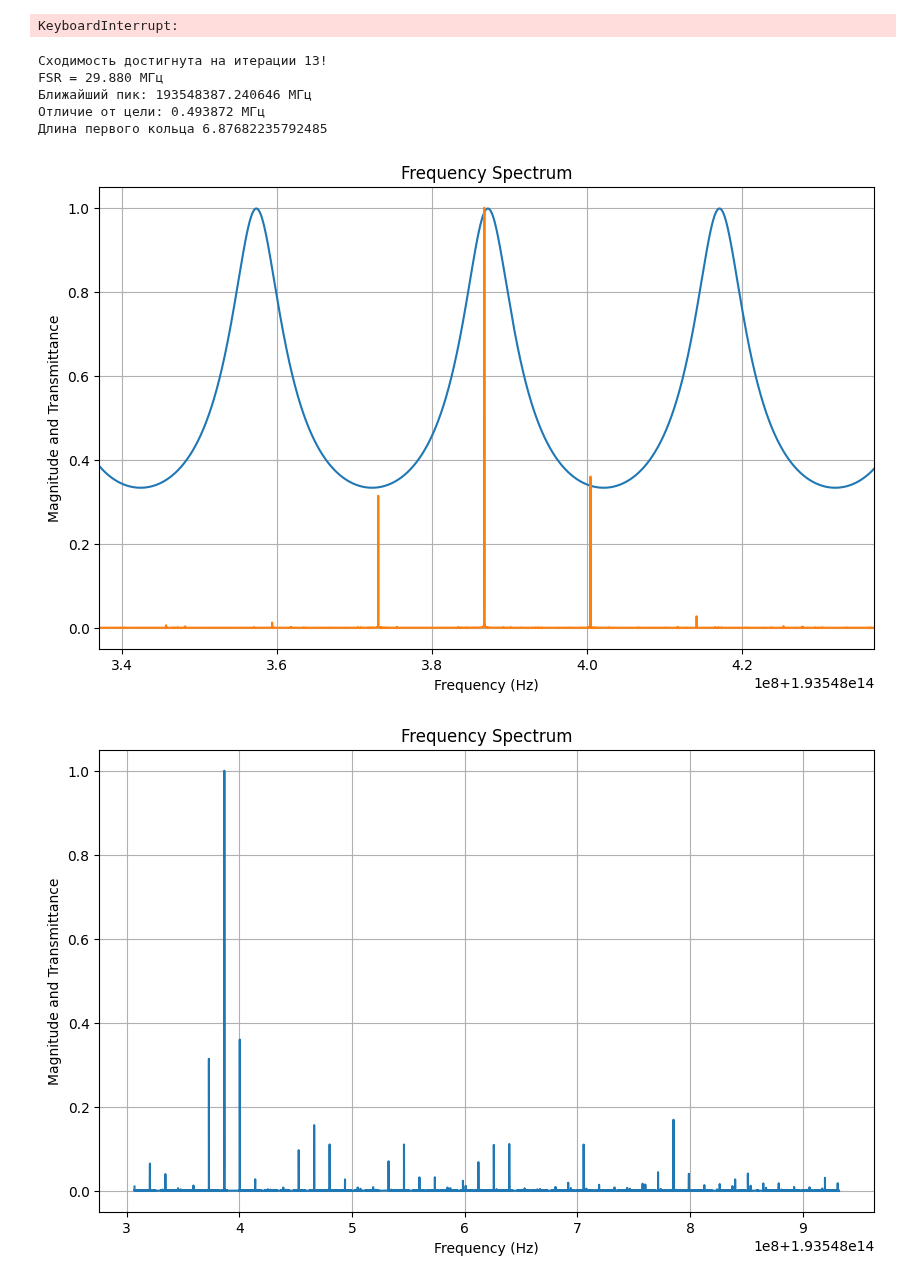
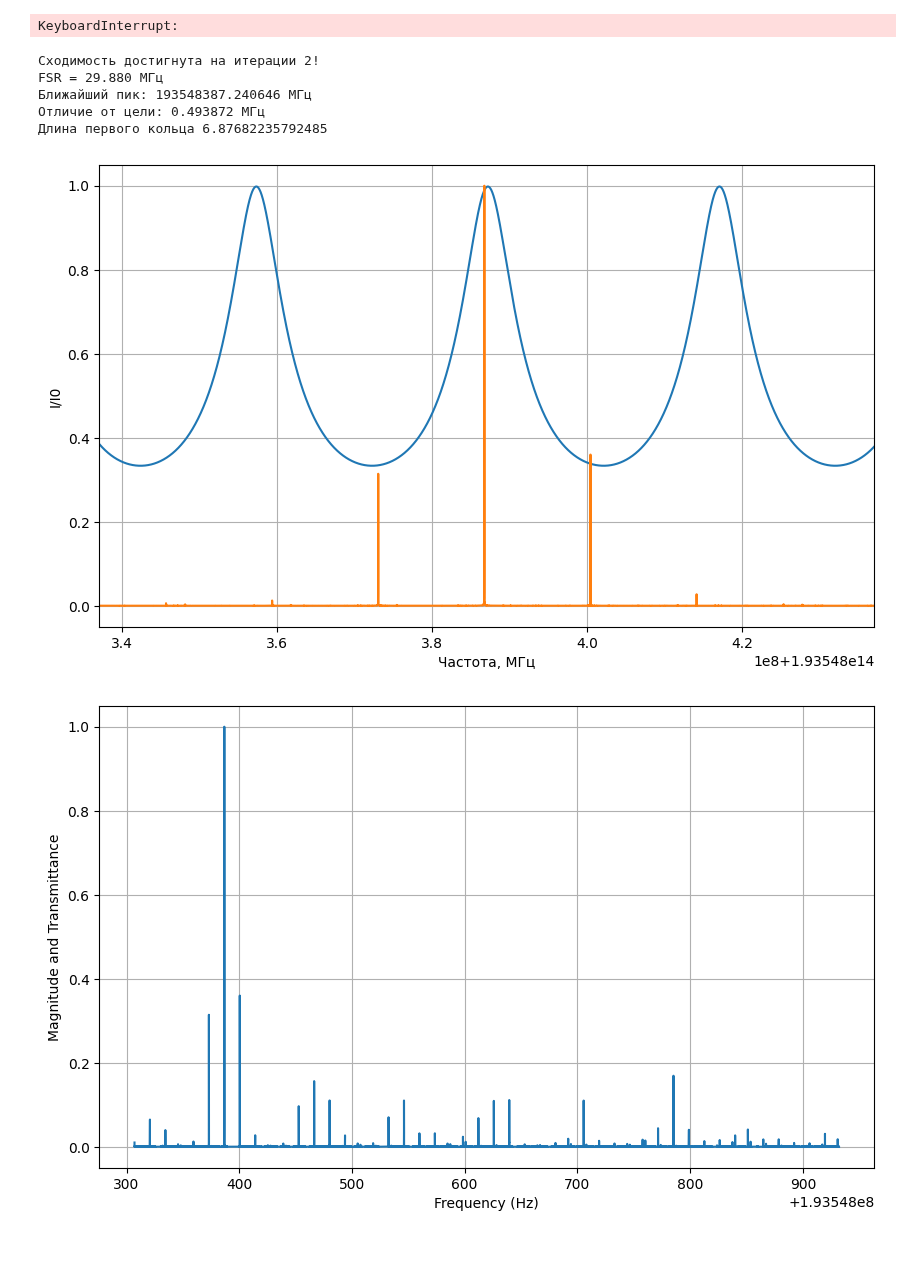
Before and after one commit to Orange-spearow/Finally_praktika, a Jupyter notebook: Подбор волоконных фильтров 3.ipynb, the cells around one changed output. Saved outputs shown, nothing was run; the diff lists cells and outputs as text; code cells hidden in the pictures; blank space fills up the shorter version.

```diff
--- a/Подбор волоконных фильтров 3.ipynb
+++ b/Подбор волоконных фильтров 3.ipynb
@@ -213,9 +213,9 @@ freq = freq - 80e6 + c/h
 249.944
 5.7547137134060495
 6.576815672464056"""
-FSR = 296.7000e6
-N = 7#7
-M = 8#8
+FSR = 599.440e6
+N = 11#7
+M = 12#8
 c = 3e8
 n = 1.46
 l = N * c / (n  * FSR)
@@ -272,9 +272,9 @@ plt.plot(freq, np.abs(fft_signal_norm))
 #plt.axvline(x = c/h + 13.38e6, color = 'red', linestyle = '--')
 #plt.axvline(x = c/h - 14e6, color = 'red', linestyle = '--')
 #plt.xticks(np.arange(min(freq) , max(freq), 50e7))
-plt.xlabel('Frequency (Hz)')
-plt.ylabel('Magnitude and Transmittance')
-plt.title('Frequency Spectrum')
+plt.xlabel('Частота Гц')
+plt.ylabel('I/I0 и пропускание')
+#plt.title('Frequency Spectrum')
 plt.grid()
 #plt.tight_layout()
 plt.figure(figsize = (10,6))
@@ -576,7 +576,7 @@ target_frequency = c/h - 0.35e6
 # Поиск подходящего FSR
 matched_fsr = find_matching_fsr(
     target_frequency,
-    initial_fsr = 30e6,
+    initial_fsr = 29.89e6,
     tolerance = 0.5e6,  # Точность 1 МГц
     step = 0.01e6,     # Начальный шаг 0.1 МГц
     max_iterations = 100000)
@@ -613,39 +613,39 @@ def T_filter_first(freq):
         value = t_filter_first(w)
         result.append(value)
     return np.array(result)
 T_values = np.abs(T_filter_first(freq))
 plt.figure(figsize = (10,6))
 plt.plot(freq, T_values)
 plt.xlim(c/h - 50e6 , c/h + 50e6)
 plt.plot(freq, np.abs(fft_signal_norm))
 #plt.axvline(x = c/h -0.35e6 , color = 'red', linestyle = '--')
 #plt.axvline(x = max_x_value  , color = 'red')
 #plt.axvline(x = c/h + 13.38e6, color = 'red', linestyle = '--')
 #plt.axvline(x = c/h - 14e6, color = 'red', linestyle = '--')
 #plt.xticks(np.arange(min(freq) , max(freq), 50e7))
-plt.xlabel('Frequency (Hz)')
-plt.ylabel('Magnitude and Transmittance')
-plt.title('Frequency Spectrum')
+plt.xlabel('Частота, МГц')
+plt.ylabel('I/I0')
+#plt.title('Frequency Spectrum')
 plt.grid()
 plt.figure(figsize = (10,6))
-plt.plot(freq, np.abs(fft_signal_norm))
+plt.plot(freq/1e6, np.abs(fft_signal_norm))
 #plt.scatter( [c[0] for c in max_peaks],[c[1] for c in max_peaks], color='k')  # точки пересечения
 #plt.xlim(40e6, 120e6)  # отображение только положительных частот
 plt.xlabel('Frequency (Hz)')
 plt.ylabel('Magnitude and Transmittance')
-plt.title('Frequency Spectrum')
+#plt.title('Frequency Spectrum')
 plt.grid(True)
 plt.figure(figsize = (10,6))
 plt.plot(freq, T_values)
 plt.grid(True)
 plt.tight_layout()
 plt.show()
 # %% [output]
-Сходимость достигнута на итерации 13!
+Сходимость достигнута на итерации 2!
 FSR = 29.880 МГц
 Ближайший пик: 193548387.240646 МГц
 Отличие от цели: 0.493872 МГц
 Длина первого кольца 6.87682235792485
-[figure, old version]
+[figure, new version]
-[figure, old version]
+[figure, new version]
 [figure]
```
Also changed, not shown: parts of 1 cell of this notebook.
